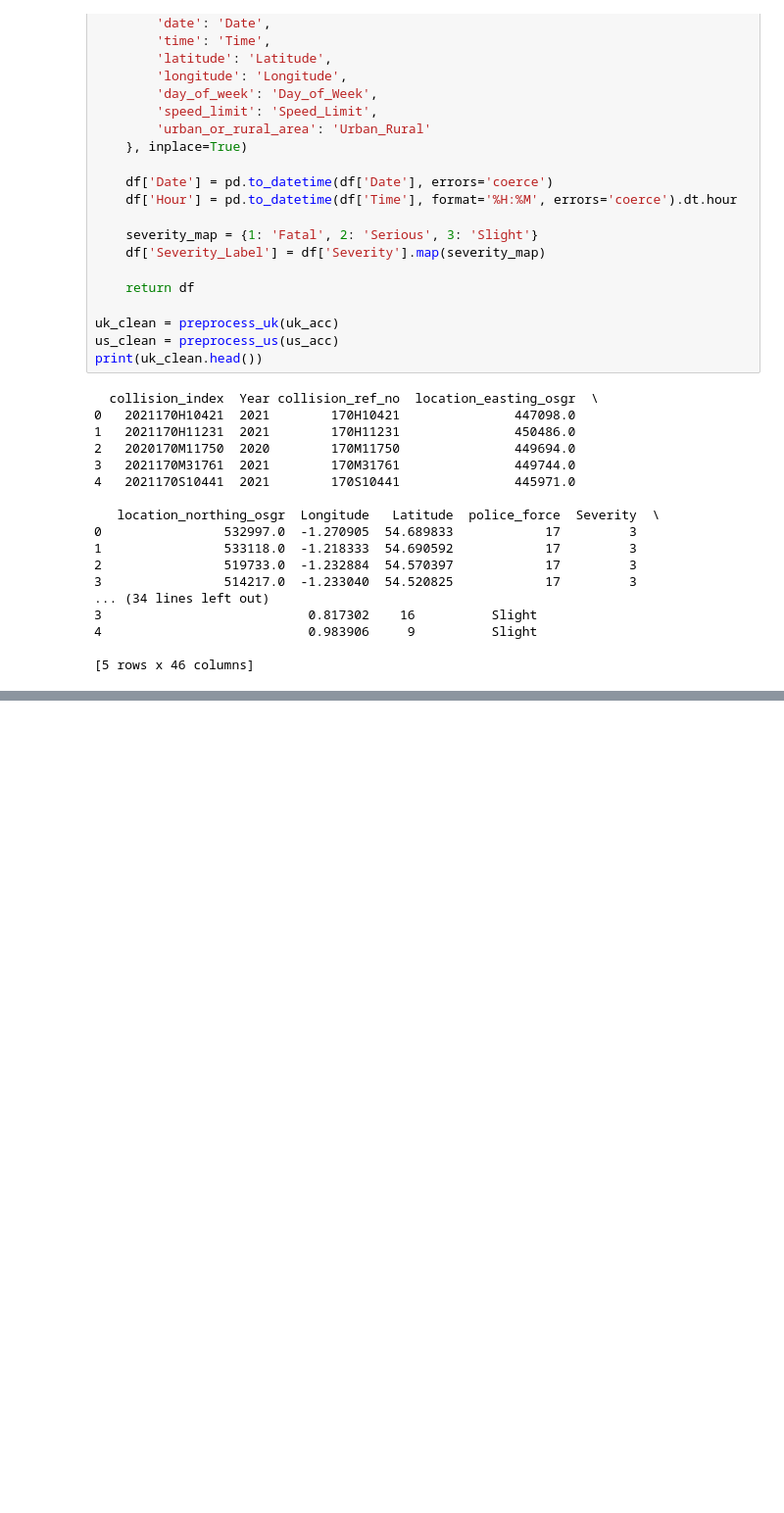
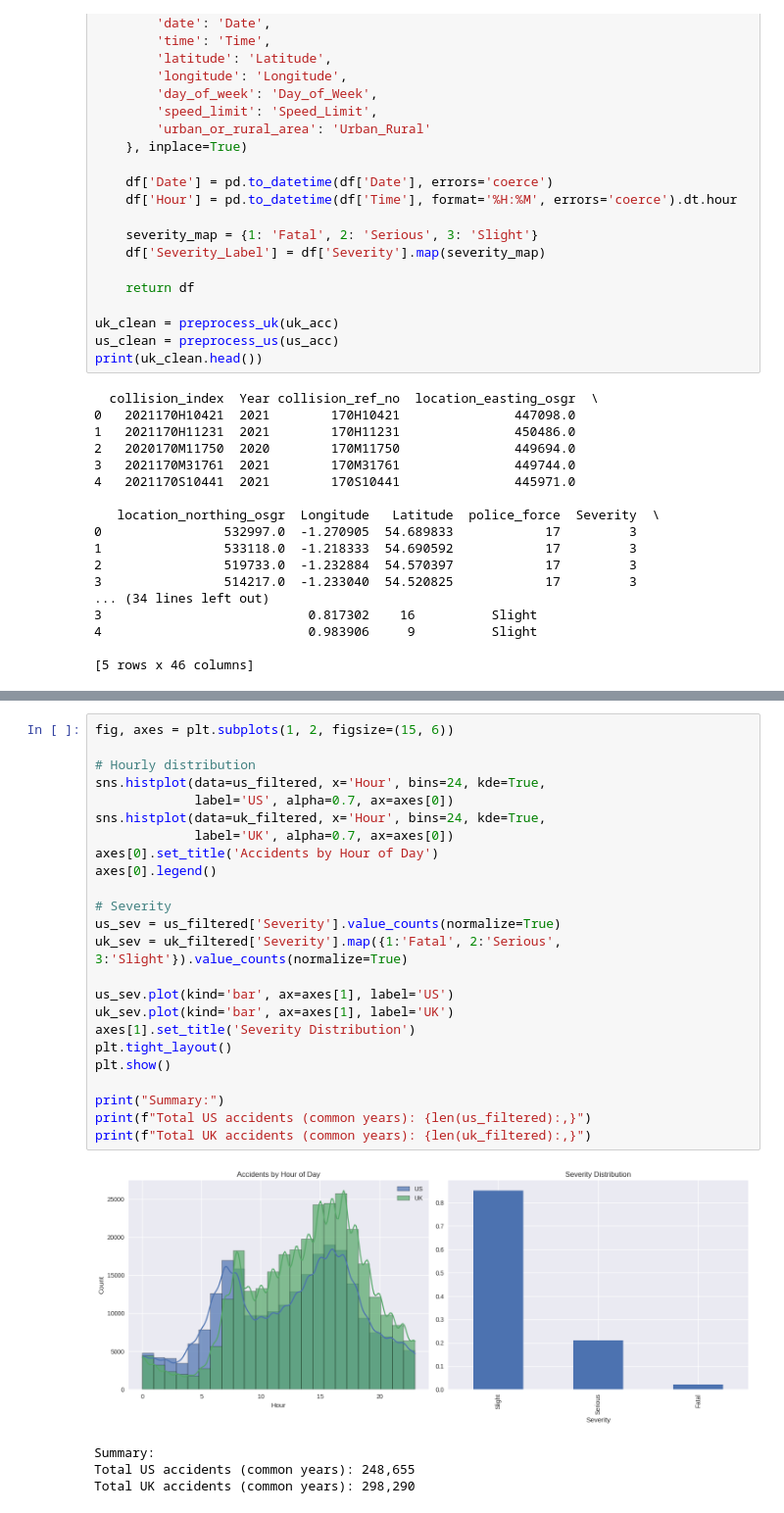
Before and after one commit to denislavh/Uk-vs-US-Road-Accidents-Comparison, a Jupyter notebook: Road_Accidents.ipynb, the cells around one changed output, grey strips where cells are left out. Shown at 98% size. Saved outputs shown, nothing was run; the diff lists cells and outputs as text; blank space fills up the shorter version.

```diff
--- a/Road_Accidents.ipynb
+++ b/Road_Accidents.ipynb
@@ -170,0 +221,29 @@ Filtered UK shape : (402548, 46)
+# %%
+fig, axes = plt.subplots(1, 2, figsize=(15, 6))
+
+# Hourly distribution
+sns.histplot(data=us_filtered, x='Hour', bins=24, kde=True,
+             label='US', alpha=0.7, ax=axes[0])
+sns.histplot(data=uk_filtered, x='Hour', bins=24, kde=True,
+             label='UK', alpha=0.7, ax=axes[0])
+axes[0].set_title('Accidents by Hour of Day')
+axes[0].legend()
+
+# Severity
+us_sev = us_filtered['Severity'].value_counts(normalize=True)
+uk_sev = uk_filtered['Severity'].map({1:'Fatal', 2:'Serious', 3:'Slight'}).value_counts(normalize=True)
+
+us_sev.plot(kind='bar', ax=axes[1], label='US')
+uk_sev.plot(kind='bar', ax=axes[1], label='UK')
+axes[1].set_title('Severity Distribution')
+plt.tight_layout()
+plt.show()
+
+print("Summary:")
+print(f"Total US accidents (common years): {len(us_filtered):,}")
+print(f"Total UK accidents (common years): {len(uk_filtered):,}")
+# %% [output]
+[figure, added]
+Summary:
+Total US accidents (common years): 248,655
+Total UK accidents (common years): 298,290
```
Also changed, not shown: parts of 5 cells of this notebook.
